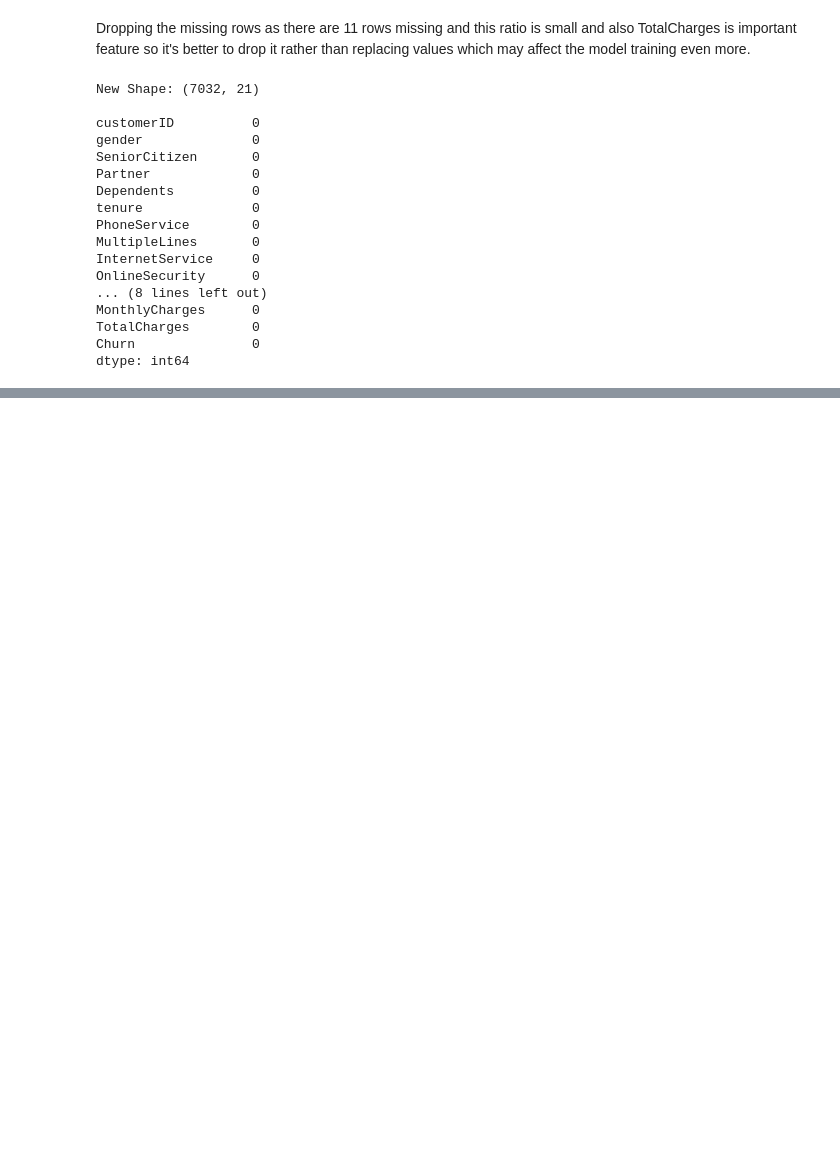
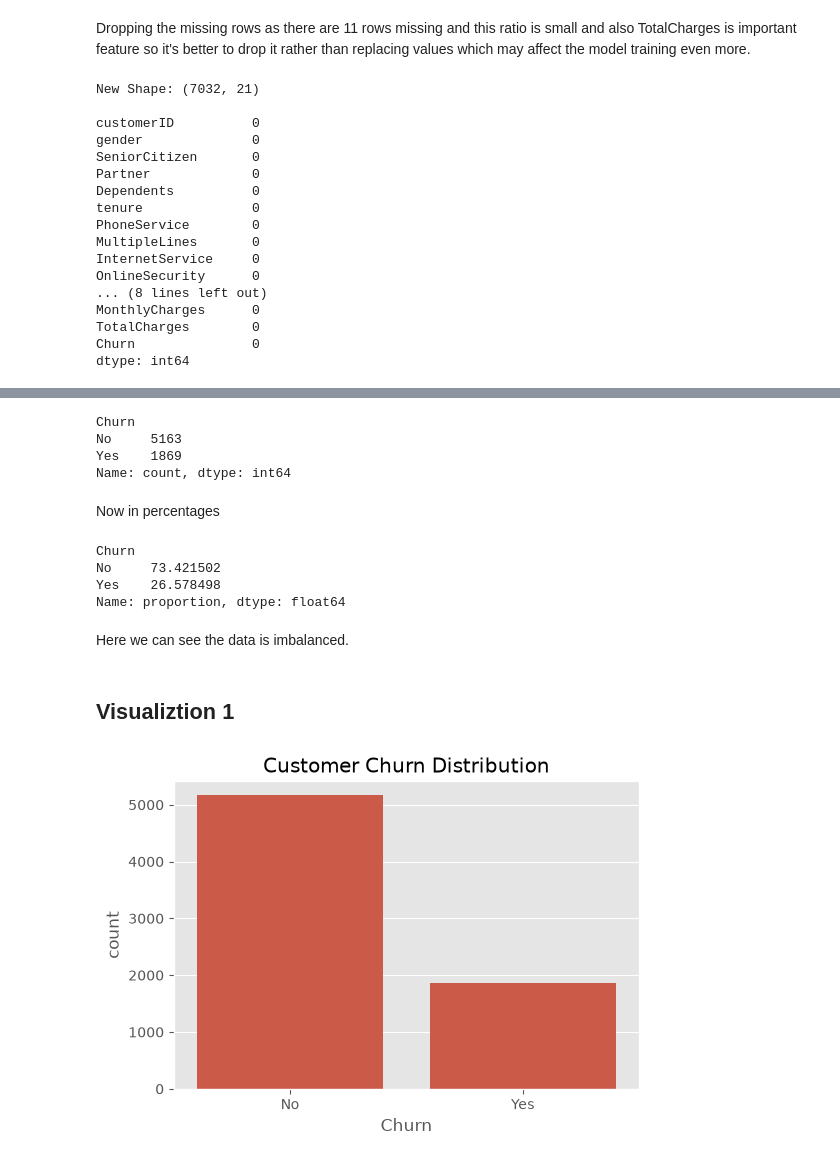
Before and after one commit to Sudeeppp-Mishra/Customer-Churn-Prediction, a Jupyter notebook: notebooks/customer_churn_prediction.ipynb, the cells around one changed output, grey strips where cells are left out. Cells and saved outputs as stored; diff of their text form; code cells hidden in the pictures; blank space fills up the shorter version.

```diff
--- a/notebooks/customer_churn_prediction.ipynb
+++ b/notebooks/customer_churn_prediction.ipynb
@@ -290,0 +299,29 @@ dtype: int64
+# %%
+df["Churn"].value_counts()
+# %% [output]
+Churn
+No     5163
+Yes    1869
+Name: count, dtype: int64
+# %% [markdown]
+Now in percentages
+# %%
+df["Churn"].value_counts(normalize=True)*100
+# %% [output]
+Churn
+No     73.421502
+Yes    26.578498
+Name: proportion, dtype: float64
+# %% [markdown]
+Here we can see the data is imbalanced.
+# %% [markdown]
+## Visualiztion 1
+# %%
+plt.figure(figsize=(6,4))
+
+sns.countplot(data=df, x="Churn")
+
+plt.title("Customer Churn Distribution")
+plt.show()
+# %% [output]
+[figure, added]
```
Also changed, not shown: parts of 14 cells of this notebook.
